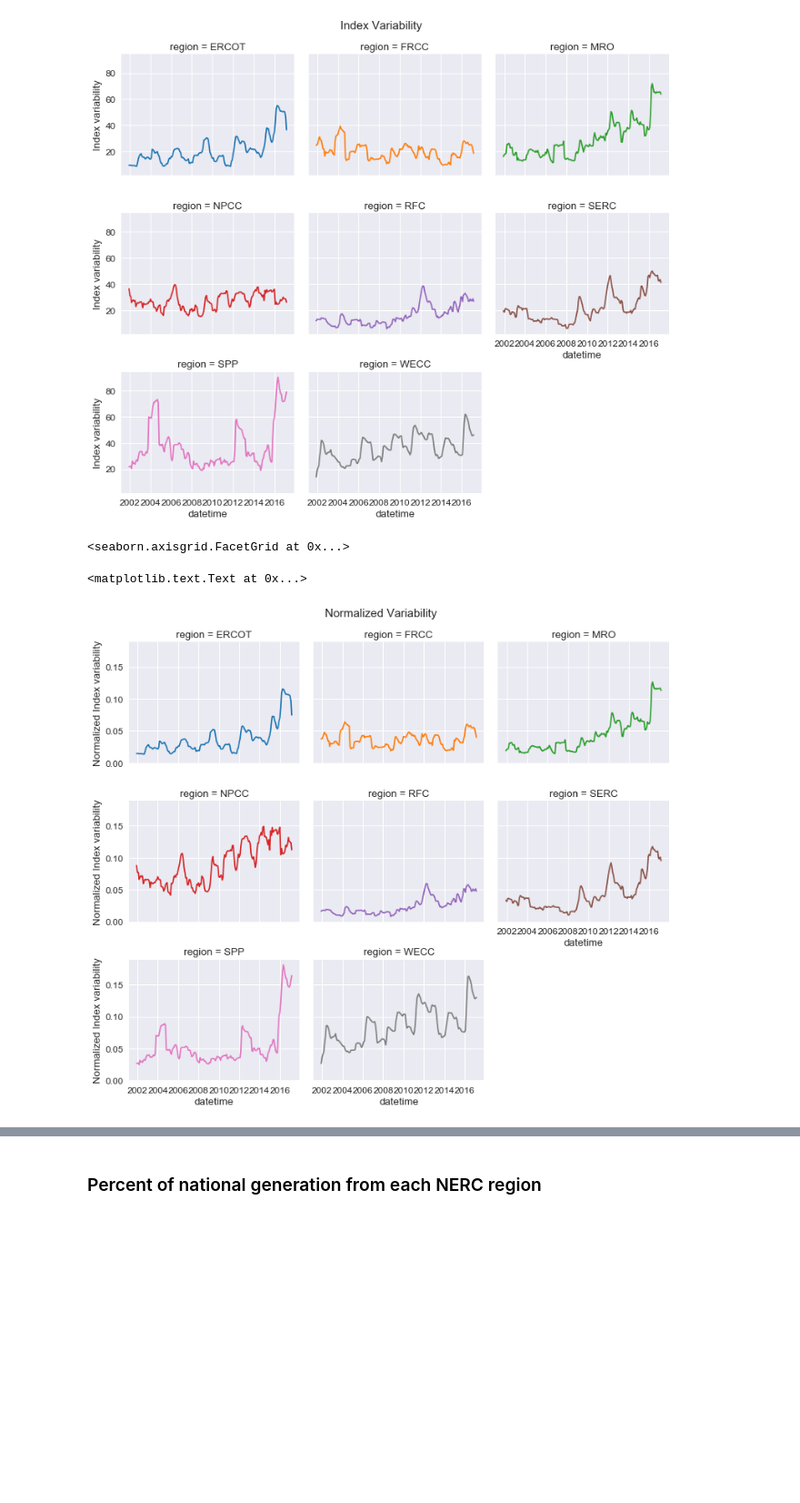
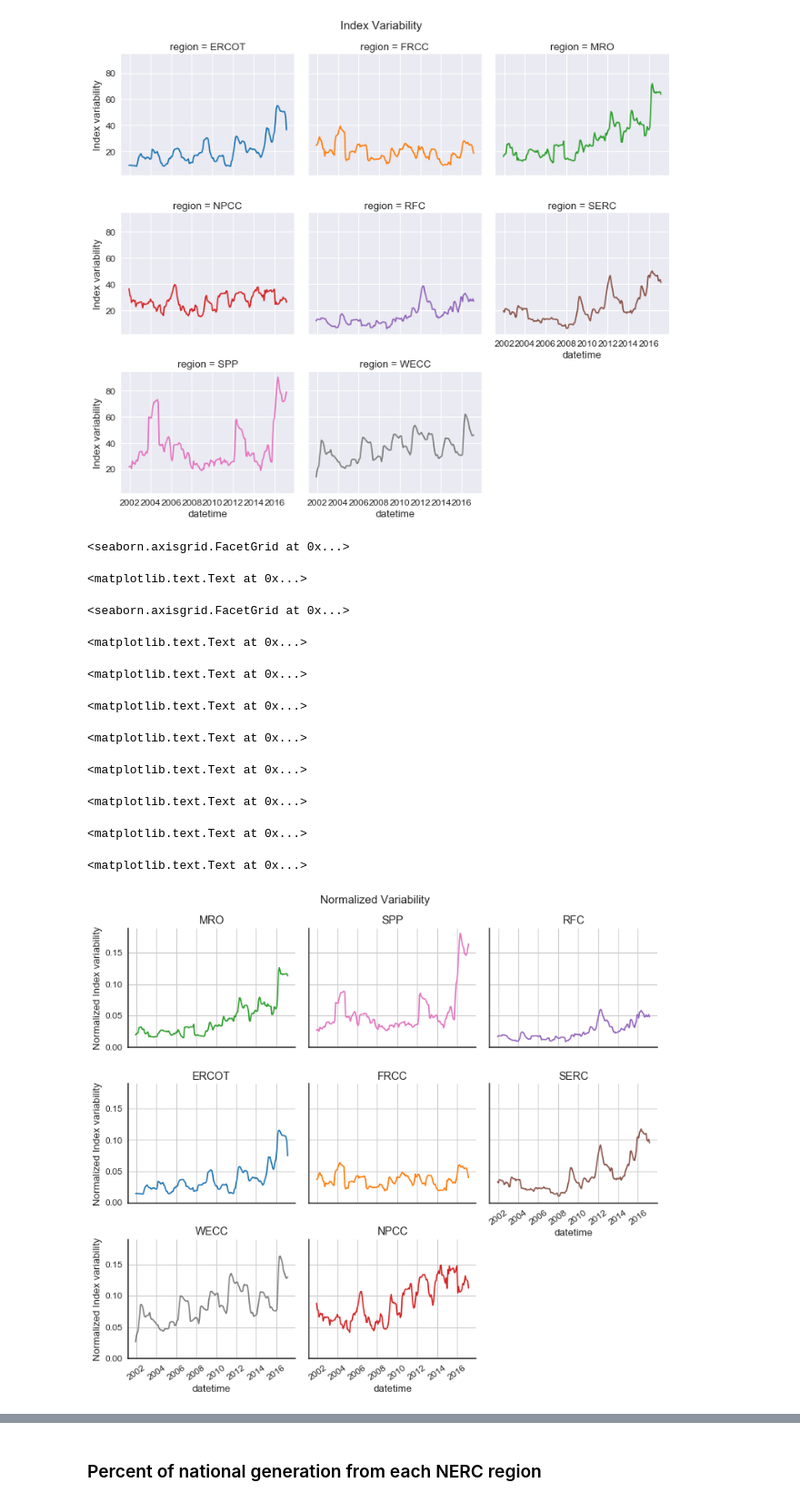
Before and after one commit to gschivley/carbon-index, a Jupyter notebook: NERC by state index and gen.ipynb, the cells around one changed output, grey strips where cells are left out. Shown at 91% size. Cells and saved outputs as stored; diff of their text form; code cells hidden in the pictures; blank space fills up the shorter version.

```diff
--- a/NERC by state index and gen.ipynb
+++ b/NERC by state index and gen.ipynb
@@ -214,13 +216,28 @@ plt.suptitle('Index Variability', y=1.02, size=15)
 <matplotlib.text.Text at 0x...>
 [figure]
 # %%
+order = ['MRO', 'SPP', 'RFC', 'ERCOT', 'FRCC', 'SERC',
+         'WECC', 'NPCC']
 g = sns.FacetGrid(gen_index, col='region', col_wrap=3, hue='region',
-                   aspect = 1.2)
+                   aspect = 1.2, col_order=order)
 g.map(plt.plot, 'datetime', 'Normalized Index variability')
 plt.suptitle('Normalized Variability', y=1.02, size=15)
+g.set_xticklabels(rotation=35)
+axes = g.axes.flatten()
+for ax, title in zip(axes, order):
+    ax.set_title(title)
 # %% [output]
 <seaborn.axisgrid.FacetGrid at 0x...>
 <matplotlib.text.Text at 0x...>
+<seaborn.axisgrid.FacetGrid at 0x...>
+<matplotlib.text.Text at 0x...>
+<matplotlib.text.Text at 0x...>
+<matplotlib.text.Text at 0x...>
+<matplotlib.text.Text at 0x...>
+<matplotlib.text.Text at 0x...>
+<matplotlib.text.Text at 0x...>
+<matplotlib.text.Text at 0x...>
+<matplotlib.text.Text at 0x...>
-[figure, old version]
+[figure, new version]
 # %% [markdown]
 ### Actual index values over time in each NERC region
```
Also changed, not shown: parts of 22 cells of this notebook.
